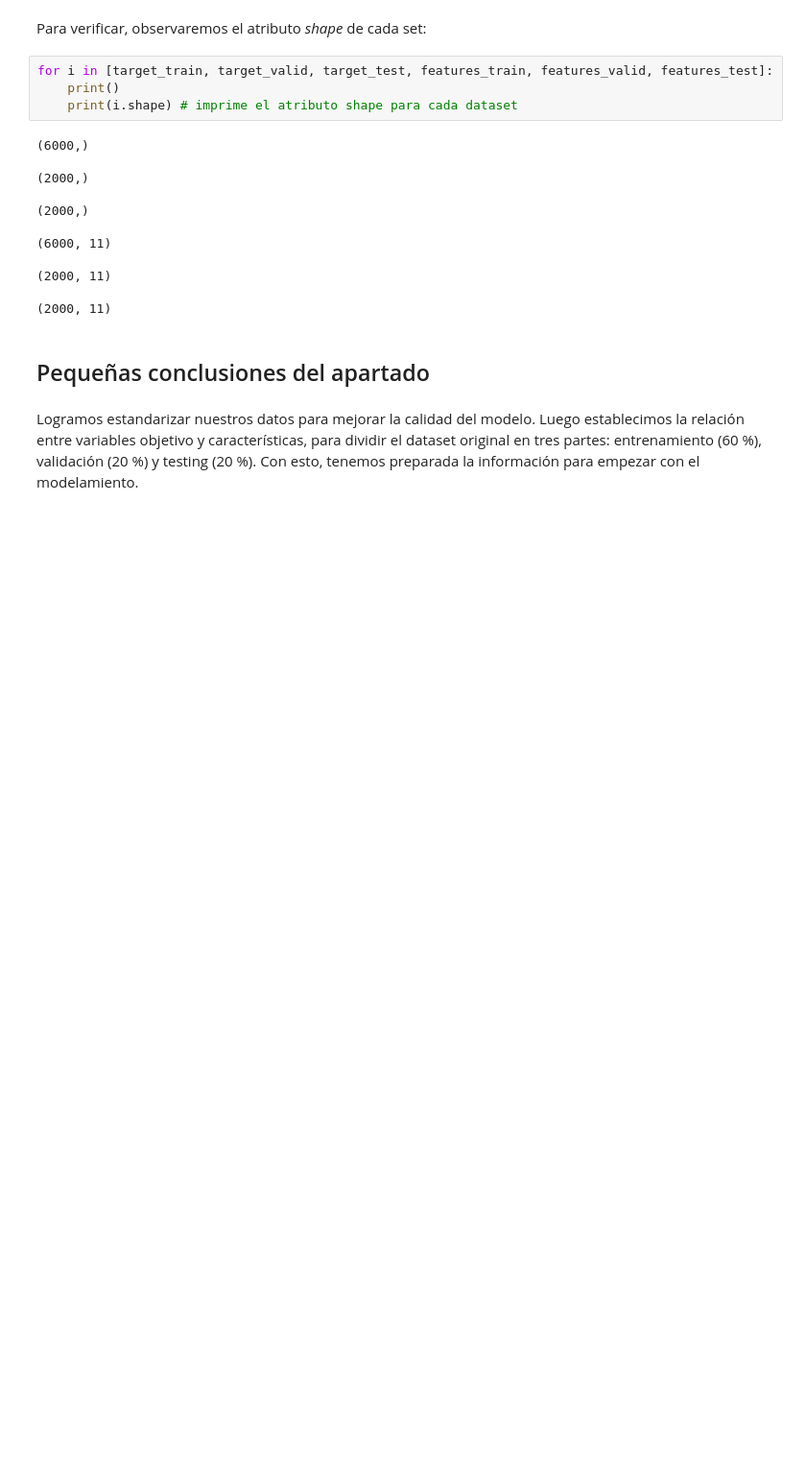
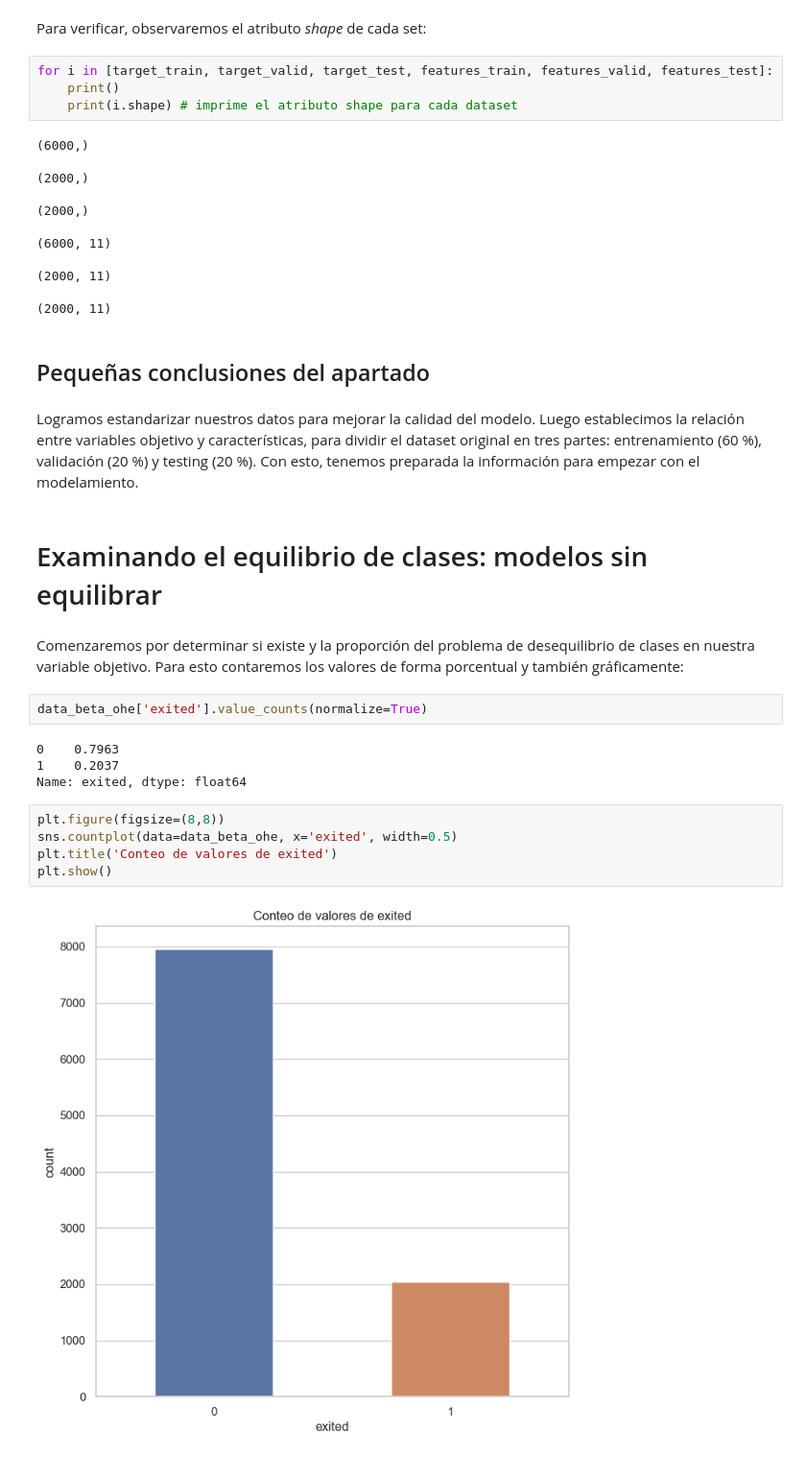
Before and after one commit to ChristianMartinezCaceres/Practicum-portfolio, a Jupyter notebook: 08_bank_customers_model/bank_customers_model.ipynb, the cells around one changed output. Shown at 96% size. Saved outputs shown, nothing was run; the diff lists cells and outputs as text; blank space fills up the shorter version.

```diff
--- a/08_bank_customers_model/bank_customers_model.ipynb
+++ b/08_bank_customers_model/bank_customers_model.ipynb
@@ -494,3 +494,20 @@ for i in [target_train, target_valid, target_test, features_train, features_vali
 ## Pequeñas conclusiones del apartado
 # %% [markdown]
 Logramos estandarizar nuestros datos para mejorar la calidad del modelo. Luego establecimos la relación entre variables objetivo y características, para dividir el dataset original en tres partes: entrenamiento (60 %), validación (20 %) y testing (20 %). Con esto, tenemos preparada la información para empezar con el modelamiento.
+# %% [markdown]
+# Examinando el equilibrio de clases: modelos sin equilibrar
+# %% [markdown]
+Comenzaremos por determinar si existe y la proporción del problema de desequilibrio de clases en nuestra variable objetivo. Para esto contaremos los valores de forma porcentual y también gráficamente:
+# %%
+data_beta_ohe['exited'].value_counts(normalize=True)
+# %% [output]
+0    0.7963
+1    0.2037
+Name: exited, dtype: float64
+# %%
+plt.figure(figsize=(8,8))
+sns.countplot(data=data_beta_ohe, x='exited', width=0.5)
+plt.title('Conteo de valores de exited')
+plt.show()
+# %% [output]
+[figure, added]
```
Also changed, not shown: parts of 3 cells of this notebook.
